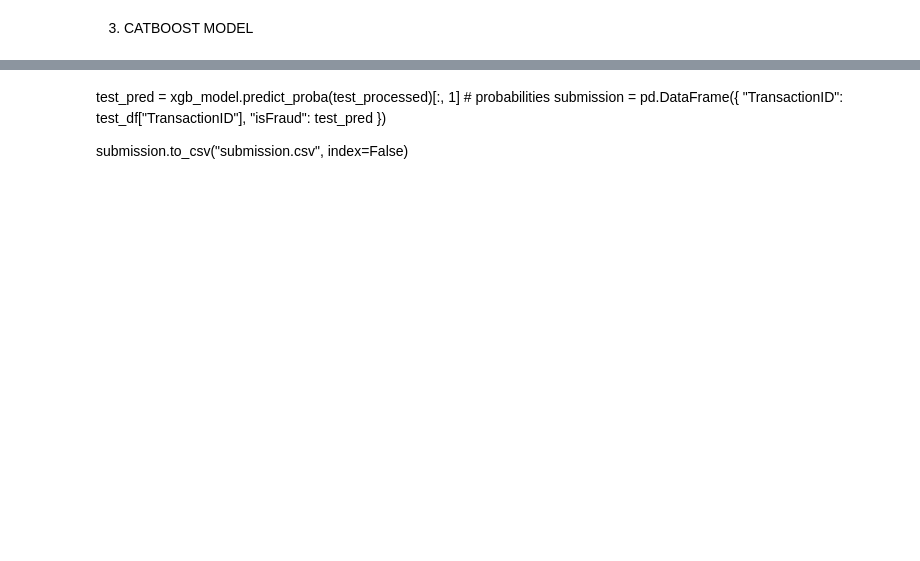
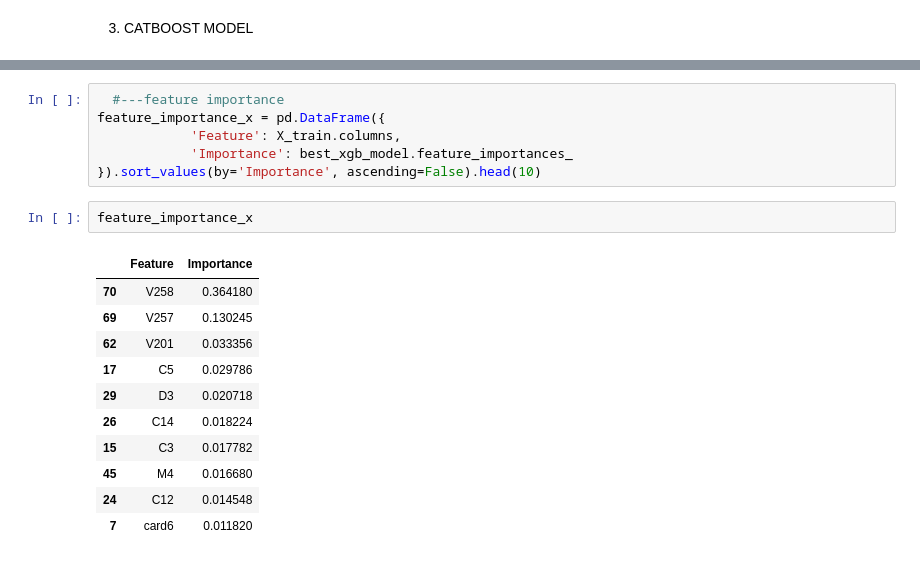
Before and after one commit to ChristabelAtieno/fraud-detection, a Jupyter notebook: notebook/fraud_detection.ipynb, the cells around one changed output, grey strips where cells are left out. Cells and saved outputs as stored; diff of their text form; blank space fills up the shorter version.

Commit message:
Fraud detection project

```diff
--- a/notebook/fraud_detection.ipynb
+++ b/notebook/fraud_detection.ipynb
@@ -919,8 +947,20 @@ ROC-AUC: 0.9618994548734353
-# %% [markdown]
-test_pred = xgb_model.predict_proba(test_processed)[:, 1]  # probabilities
-submission = pd.DataFrame({
-    "TransactionID": test_df["TransactionID"],
-    "isFraud": test_pred
-})
-
-submission.to_csv("submission.csv", index=False)
+# %%
+  #---feature importance
+feature_importance_x = pd.DataFrame({
+            'Feature': X_train.columns,
+            'Importance': best_xgb_model.feature_importances_
+}).sort_values(by='Importance', ascending=False).head(10)
+# %%
+feature_importance_x
+# %% [output]
+|  | Feature | Importance |
+| 70 | V258 | 0.364180 |
+| 69 | V257 | 0.130245 |
+| 62 | V201 | 0.033356 |
+| 17 | C5 | 0.029786 |
+| 29 | D3 | 0.020718 |
+| 26 | C14 | 0.018224 |
+| 15 | C3 | 0.017782 |
+| 45 | M4 | 0.016680 |
+| 24 | C12 | 0.014548 |
+| 7 | card6 | 0.011820 |
```
Also changed, not shown: parts of 12 cells of this notebook, 3 other files.
